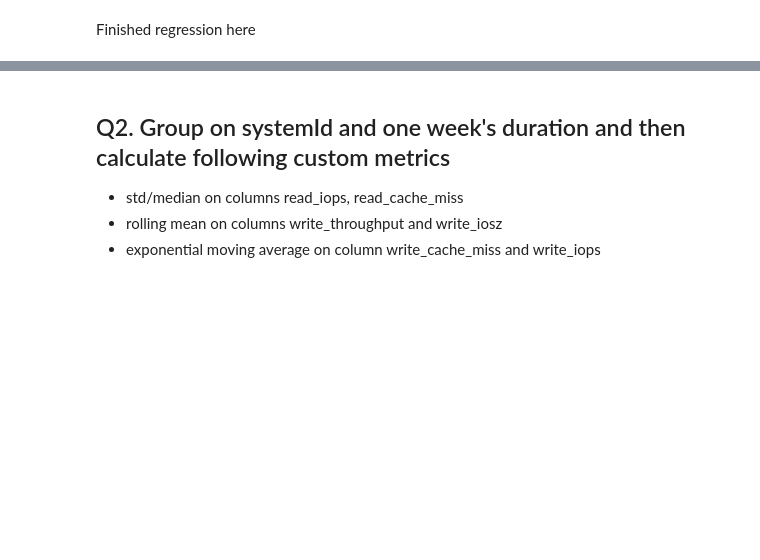
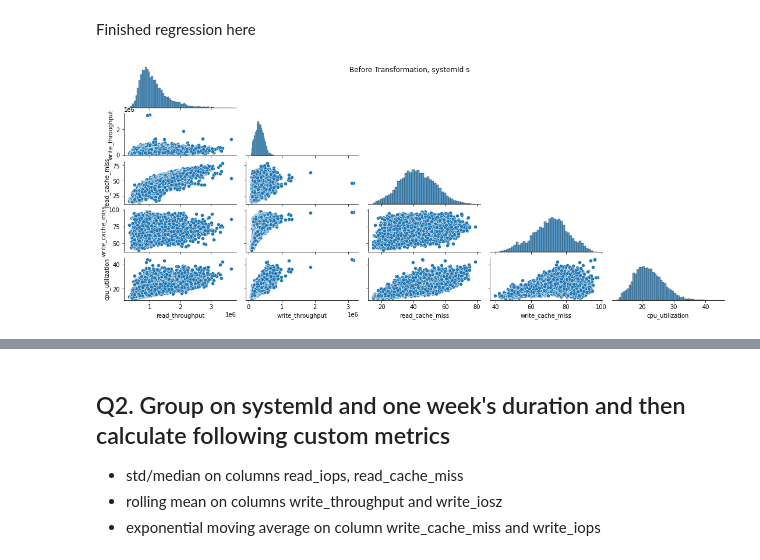
Before and after one commit to FrankGangWang/AppliedML_Python_Coursera, a Jupyter notebook: Final_Interview_for_DataScience_2.ipynb, the cells around one changed output, grey strips where cells are left out. Saved outputs shown, nothing was run; the diff lists cells and outputs as text; code cells hidden in the pictures; blank space fills up the shorter version.

```diff
--- a/Final_Interview_for_DataScience_2.ipynb
+++ b/Final_Interview_for_DataScience_2.ipynb
@@ -188,0 +169,8 @@ df['Hour_Cos'] = np.cos(df['timestamp'] * (2 * np.pi / hour))
+# %%
+# time realted columns
+cols = ['Week_Sin', 'Week_Cos', 'Day_Sin', 'Day_Cos', 'Hour_Sin',
+       'Hour_Cos']
+for col in cols:
+  plt.figure()
+  df[col].hist(bins=100)
+  plt.title(col)
@@ -613,12 +559,15 @@ def pairplot(df, systemId_selected, cols, title_str):
   fig.set_size_inches(15.5, 3*2)
   fig.suptitle(f'{title_str}, systemId {systemId_selected[0]}')
   plt.show()
-# %%
-df['write_throughput_DayCos'] = df['write_iosz'] - (df['read_iops'])
-df['write_throughput_HourCos'] = df['read_iops']- (df['write_cache_miss'])
 # %%
 systemId = 'sys1'
-cols = ['write_throughput_DayCos', 'write_throughput_HourCos', 'cpu_utilization']
+cols = [['read_throughput', 'write_throughput', 'read_cache_miss', 'write_cache_miss', 'cpu_utilization'] ,
+        ['read_iops', 'write_iops', 'read_iosz', 'write_iosz','cpu_utilization'],
+        ['rw_cache_miss_ratio', 'rw_iops_ratio', 'rw_throughput_diff', 'rw_iosz_diff', 'cpu_utilization'],
+        ['write_throughput_DayCos', 'write_throughput_HourCos', 'cpu_utilization']]
+
 title_str = 'Before Transformation'
-pairplot(df, systemId, cols, title_str)
+pairplot(df, systemId, cols[0], title_str)
+# %% [output]
+[figure, added]
 # %%
```
Also changed, not shown: parts of 92 cells of this notebook.
